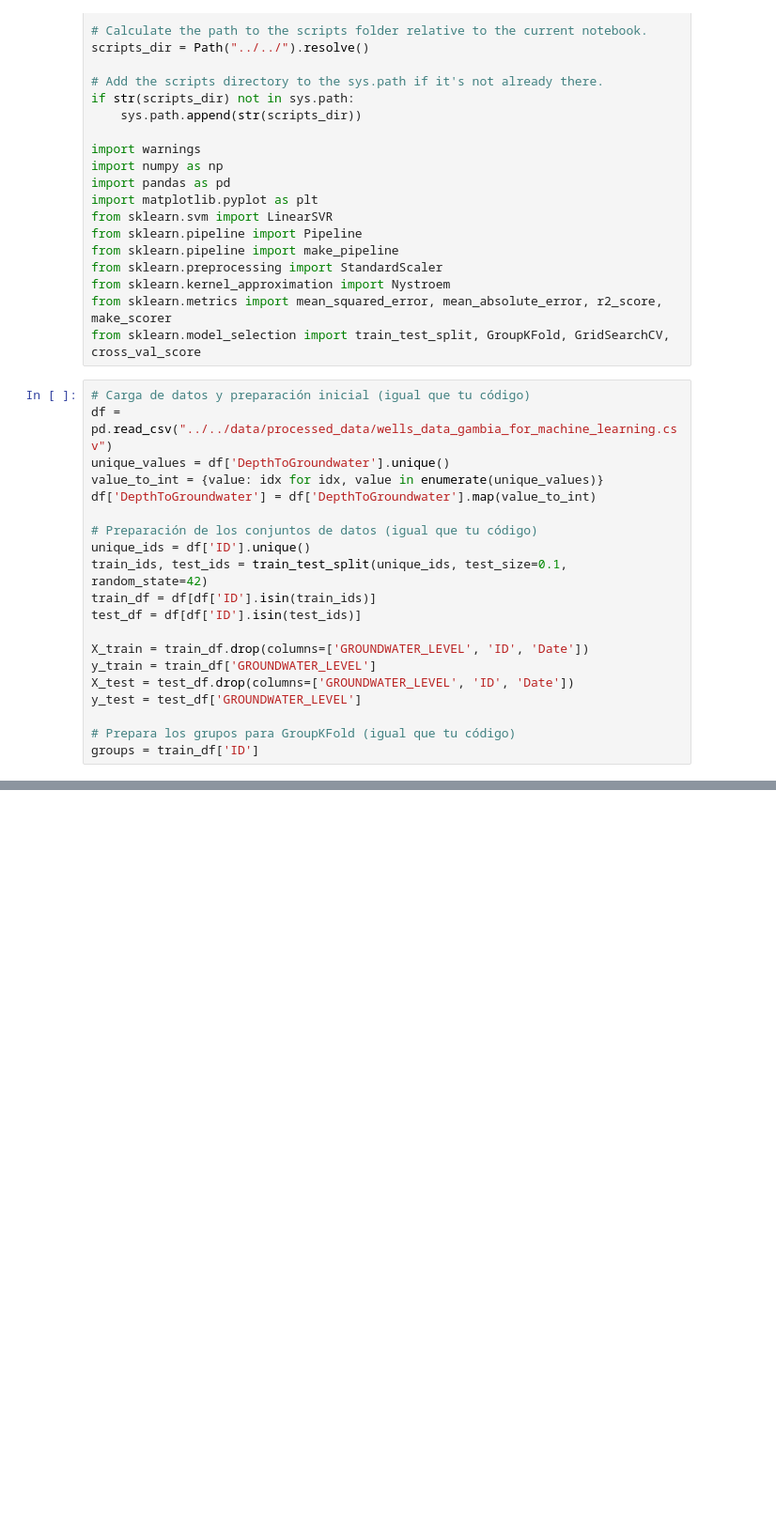
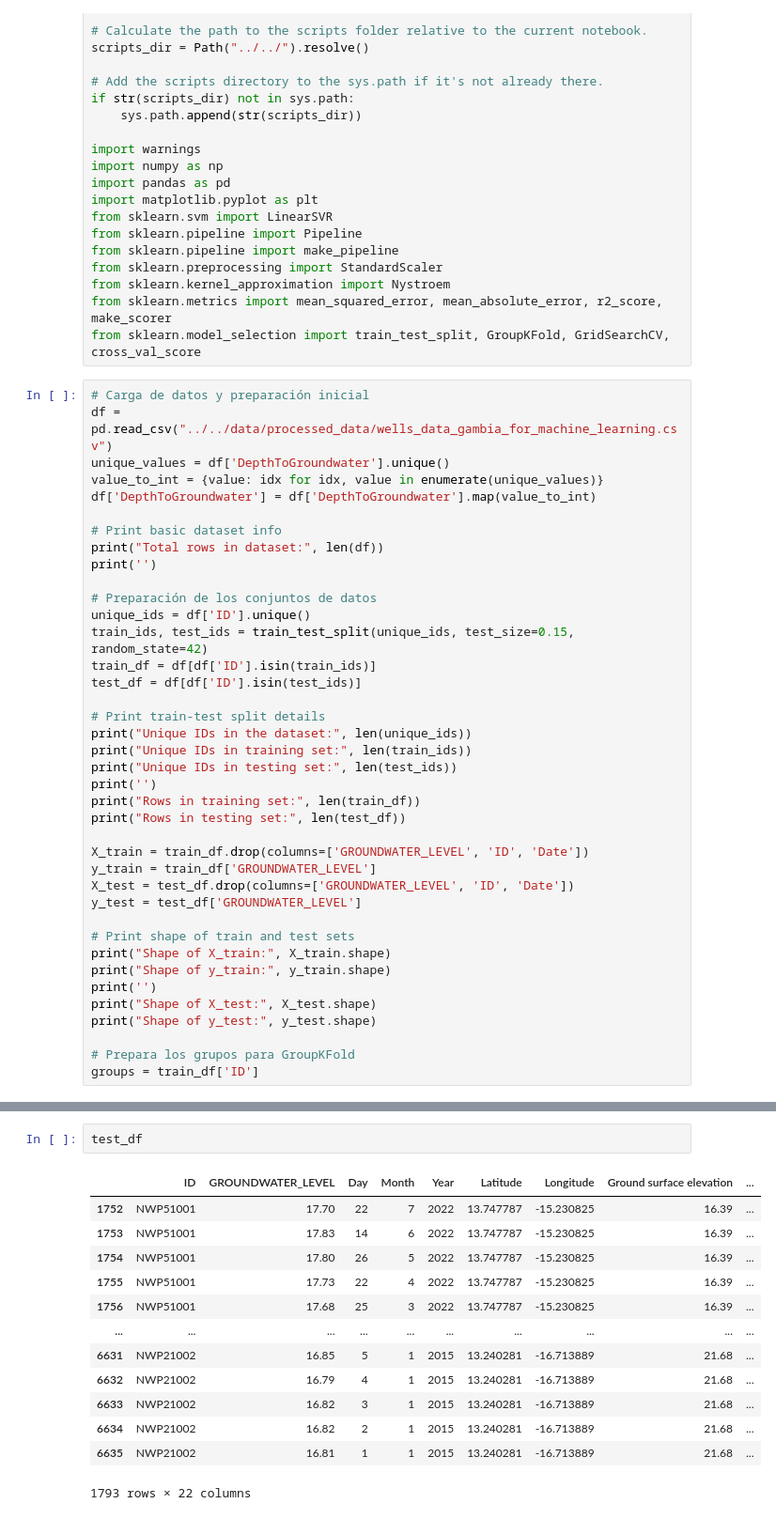
Before and after one commit to franfurey/aquaViva, a Jupyter notebook: notebooks/machine_learning/LinearSVR.ipynb, the cells around one changed output, grey strips where cells are left out. Shown: that part at 94% size. Saved outputs shown, nothing was run; the diff lists cells and outputs as text; blank space fills up the shorter version.

```diff
--- a/notebooks/machine_learning/LinearSVR.ipynb
+++ b/notebooks/machine_learning/LinearSVR.ipynb
@@ -24,22 +24,41 @@ from sklearn.kernel_approximation import Nystroem
 from sklearn.metrics import mean_squared_error, mean_absolute_error, r2_score, make_scorer
 from sklearn.model_selection import train_test_split, GroupKFold, GridSearchCV, cross_val_score
 # %%
-# Carga de datos y preparación inicial (igual que tu código)
+# Carga de datos y preparación inicial
 df = pd.read_csv("../../data/processed_data/wells_data_gambia_for_machine_learning.csv")
 unique_values = df['DepthToGroundwater'].unique()
 value_to_int = {value: idx for idx, value in enumerate(unique_values)}
 df['DepthToGroundwater'] = df['DepthToGroundwater'].map(value_to_int)
 
-# Preparación de los conjuntos de datos (igual que tu código)
+# Print basic dataset info
+print("Total rows in dataset:", len(df))
+print('')
+
+# Preparación de los conjuntos de datos
 unique_ids = df['ID'].unique()
-train_ids, test_ids = train_test_split(unique_ids, test_size=0.1, random_state=42)
+train_ids, test_ids = train_test_split(unique_ids, test_size=0.15, random_state=42)
 train_df = df[df['ID'].isin(train_ids)]
 test_df = df[df['ID'].isin(test_ids)]
+
+# Print train-test split details
+print("Unique IDs in the dataset:", len(unique_ids))
+print("Unique IDs in training set:", len(train_ids))
+print("Unique IDs in testing set:", len(test_ids))
+print('')
+print("Rows in training set:", len(train_df))
+print("Rows in testing set:", len(test_df))
 
 X_train = train_df.drop(columns=['GROUNDWATER_LEVEL', 'ID', 'Date'])
 y_train = train_df['GROUNDWATER_LEVEL']
 X_test = test_df.drop(columns=['GROUNDWATER_LEVEL', 'ID', 'Date'])
 y_test = test_df['GROUNDWATER_LEVEL']
 
-# Prepara los grupos para GroupKFold (igual que tu código)
+# Print shape of train and test sets
+print("Shape of X_train:", X_train.shape)
+print("Shape of y_train:", y_train.shape)
+print('')
+print("Shape of X_test:", X_test.shape)
+print("Shape of y_test:", y_test.shape)
+
+# Prepara los grupos para GroupKFold
 groups = train_df['ID']
@@ -172,0 +283,16 @@ Coefficient of Determination (R²): 0.3462585938553989
+# %%
+test_df
+# %% [output]
+|  | ID | GROUNDWATER_LEVEL | Day | Month | Year | Latitude | Longitude | Ground surface elevation | ... |
+| 1752 | NWP51001 | 17.70 | 22 | 7 | 2022 | 13.747787 | -15.230825 | 16.39 | ... |
+| 1753 | NWP51001 | 17.83 | 14 | 6 | 2022 | 13.747787 | -15.230825 | 16.39 | ... |
+| 1754 | NWP51001 | 17.80 | 26 | 5 | 2022 | 13.747787 | -15.230825 | 16.39 | ... |
+| 1755 | NWP51001 | 17.73 | 22 | 4 | 2022 | 13.747787 | -15.230825 | 16.39 | ... |
+| 1756 | NWP51001 | 17.68 | 25 | 3 | 2022 | 13.747787 | -15.230825 | 16.39 | ... |
+| ... | ... | ... | ... | ... | ... | ... | ... | ... | ... |
+| 6631 | NWP21002 | 16.85 | 5 | 1 | 2015 | 13.240281 | -16.713889 | 21.68 | ... |
+| 6632 | NWP21002 | 16.79 | 4 | 1 | 2015 | 13.240281 | -16.713889 | 21.68 | ... |
+| 6633 | NWP21002 | 16.82 | 3 | 1 | 2015 | 13.240281 | -16.713889 | 21.68 | ... |
+| 6634 | NWP21002 | 16.82 | 2 | 1 | 2015 | 13.240281 | -16.713889 | 21.68 | ... |
+| 6635 | NWP21002 | 16.81 | 1 | 1 | 2015 | 13.240281 | -16.713889 | 21.68 | ... |
+1793 rows × 22 columns
```
Also changed, not shown: parts of 8 cells of this notebook.
